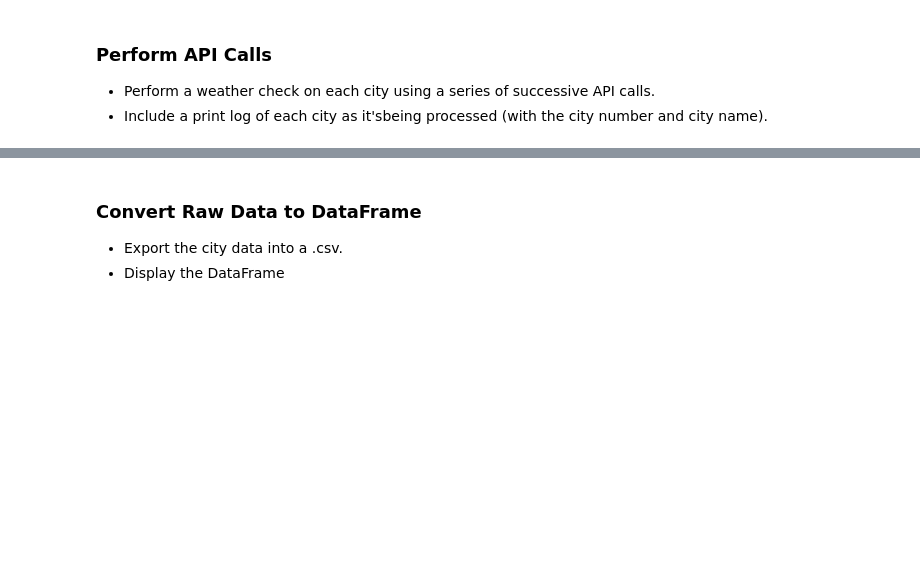
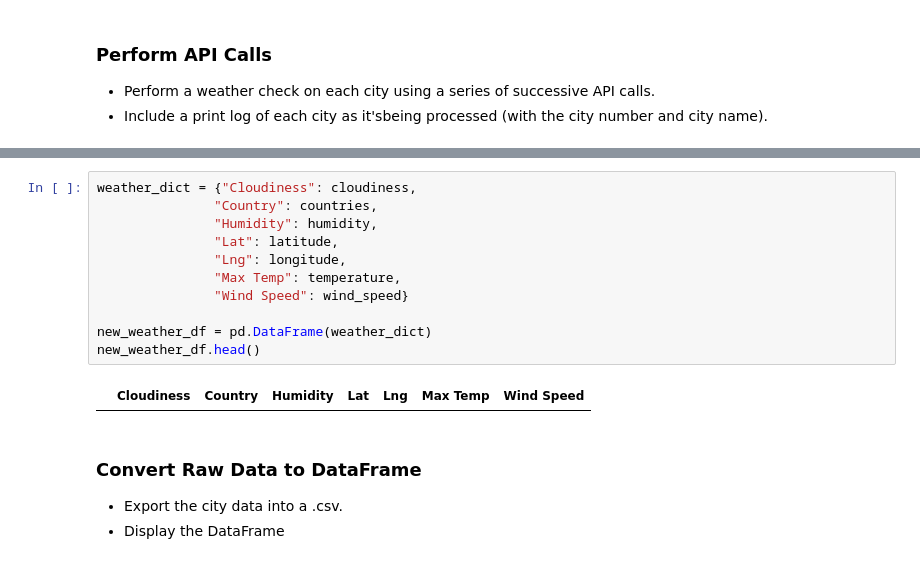
Before and after one commit to alvinochieng/python-api-challenge, a Jupyter notebook: WeatherPy/WeatherPy.ipynb, the cells around one changed output, grey strips where cells are left out. Drawn from its saved outputs; the diff is of its cells as text; blank space fills up the shorter version.

```diff
--- a/WeatherPy/WeatherPy.ipynb
+++ b/WeatherPy/WeatherPy.ipynb
@@ -129,3 +170,16 @@ response2
+# %%
+weather_dict = {"Cloudiness": cloudiness,
+               "Country": countries,
+               "Humidity": humidity,
+               "Lat": latitude,
+               "Lng": longitude,
+               "Max Temp": temperature,
+               "Wind Speed": wind_speed}
+
+new_weather_df = pd.DataFrame(weather_dict)
+new_weather_df.head()
+# %% [output]
+|  | Cloudiness | Country | Humidity | Lat | Lng | Max Temp | Wind Speed |
 # %% [markdown]
 ### Convert Raw Data to DataFrame
 * Export the city data into a .csv.
```
Also changed, not shown: parts of 16 cells of this notebook, 1 other file.
